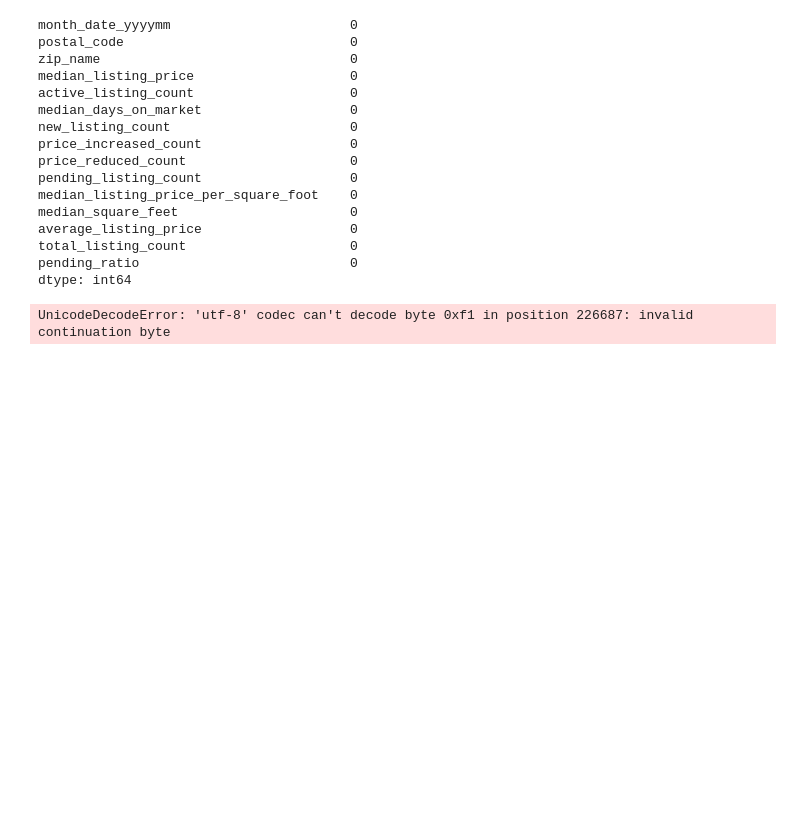
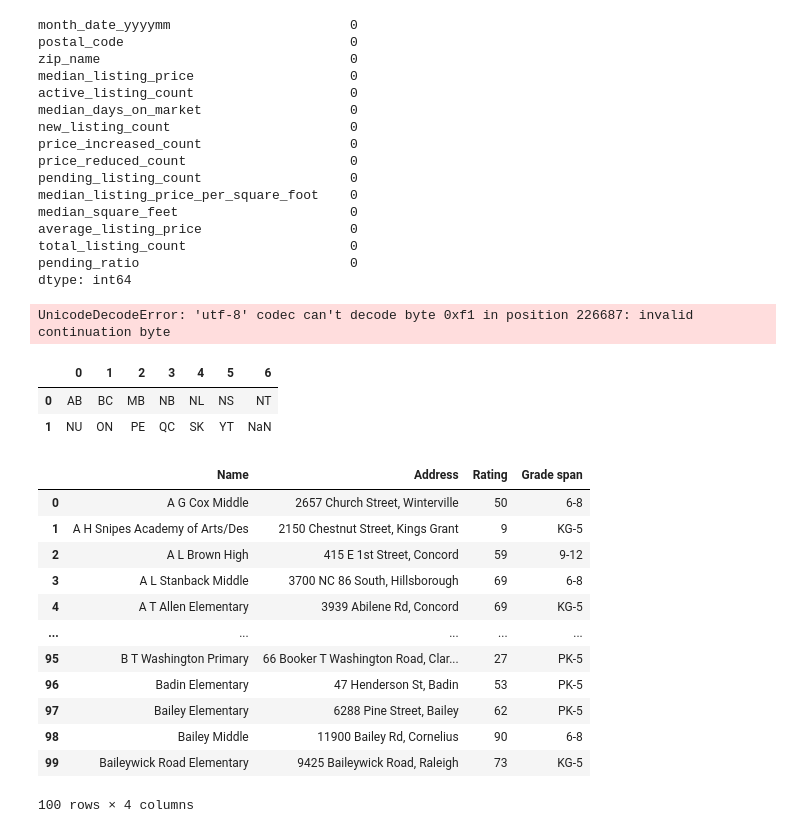
Before and after one commit to ksommerdorf/FinalProject, a Jupyter notebook: read_data.ipynb, the cells around one changed output. Drawn from its saved outputs; the diff is of its cells as text; code cells hidden in the pictures; blank space fills up the shorter version.

```diff
--- a/read_data.ipynb
+++ b/read_data.ipynb
@@ -143,5 +140,0 @@ test_set
-# %%
-#load the listing data
-census_data = pd.read_csv('/Users/kkanchi/Downloads/co-est2020.csv', header=0)
-# %% [output]
-UnicodeDecodeError: 'utf-8' codec can't decode byte 0xf1 in position 226687: invalid continuation byte
@@ -147,0 +143,28 @@ UnicodeDecodeError: 'utf-8' codec can't decode byte 0xf1 in position 226687: inv
+# %%
+#load the listing data
+census_data = pd.read_csv('/Users/kkanchi/Downloads/co-est2020.csv', header=0)
+# %% [output]
+UnicodeDecodeError: 'utf-8' codec can't decode byte 0xf1 in position 226687: invalid continuation byte
+# %%
+df = pd.read_html('https://www.city-data.com/schools-dirs/schools-NC.html')[]
+df.head()
+# %% [output]
+|  | 0 | 1 | 2 | 3 | 4 | 5 | 6 |
+| 0 | AB | BC | MB | NB | NL | NS | NT |
+| 1 | NU | ON | PE | QC | SK | YT | NaN |
+# %%
+pd.read_html('https://www.city-data.com/schools-dirs/schools-NC.html')[7]
+# %% [output]
+|  | Name | Address | Rating | Grade span |
+| 0 | A G Cox Middle | 2657 Church Street, Winterville | 50 | 6-8 |
+| 1 | A H Snipes Academy of Arts/Des | 2150 Chestnut Street, Kings Grant | 9 | KG-5 |
+| 2 | A L Brown High | 415 E 1st Street, Concord | 59 | 9-12 |
+| 3 | A L Stanback Middle | 3700 NC 86 South, Hillsborough | 69 | 6-8 |
+| 4 | A T Allen Elementary | 3939 Abilene Rd, Concord | 69 | KG-5 |
+| ... | ... | ... | ... | ... |
+| 95 | B T Washington Primary | 66 Booker T Washington Road, Clar... | 27 | PK-5 |
+| 96 | Badin Elementary | 47 Henderson St, Badin | 53 | PK-5 |
+| 97 | Bailey Elementary | 6288 Pine Street, Bailey | 62 | PK-5 |
+| 98 | Bailey Middle | 11900 Bailey Rd, Cornelius | 90 | 6-8 |
+| 99 | Baileywick Road Elementary | 9425 Baileywick Road, Raleigh | 73 | KG-5 |
+100 rows × 4 columns
```
Also changed, not shown: parts of 7 cells of this notebook, 1 other file.
